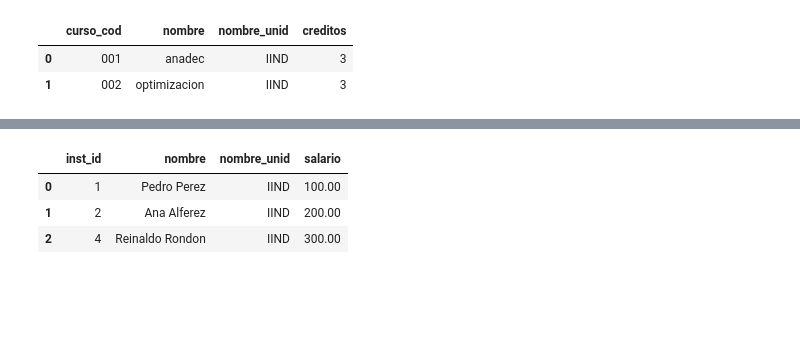
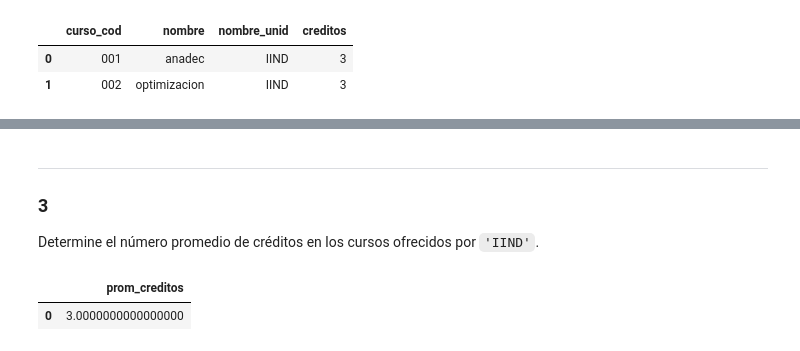
Before and after one commit to AnaliticaComputacional-2023-10/Taller7, a Jupyter notebook: Taller 7 - Solución.ipynb, the cells around one changed output, grey strips where cells are left out. Saved outputs shown, nothing was run; the diff lists cells and outputs as text; code cells hidden in the pictures; blank space fills up the shorter version.

```diff
--- a/Taller 7 - Solución.ipynb
+++ b/Taller 7 - Solución.ipynb
@@ -384,13 +434,16 @@ dictaron, así como el año y semestre.
+# %% [markdown]
+---
+
+### 3
+Determine el número promedio de créditos en los cursos ofrecidos por `'IIND'`.
 # %%
 query = """
-SELECT *
-FROM instructor
-WHERE nombre_unid LIKE 'I%'
+SELECT AVG(creditos) AS prom_creditos
+FROM curso
+WHERE nombre_unid = 'IIND'
 ;"""
 df = pdsql(query, connection)
 df
 # %% [output]
-|  | inst_id | nombre | nombre_unid | salario |
-| 0 | 1 | Pedro Perez | IIND | 100.00 |
-| 1 | 2 | Ana Alferez | IIND | 200.00 |
-| 2 | 4 | Reinaldo Rondon | IIND | 300.00 |
+|  | prom_creditos |
+| 0 | 3.0000000000000000 |
```
Also changed, not shown: parts of 23 cells of this notebook.
